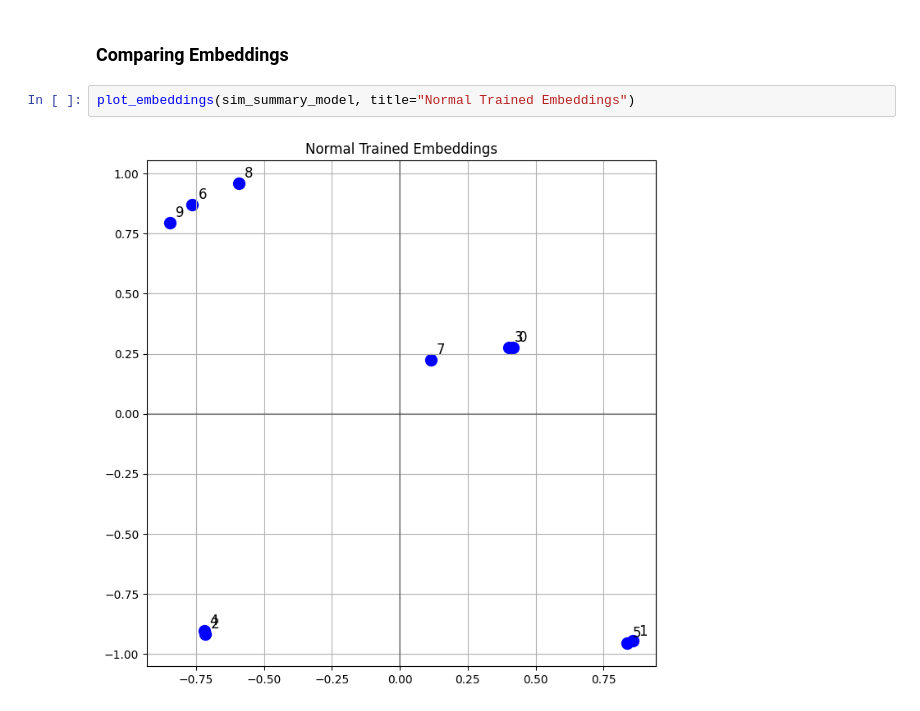
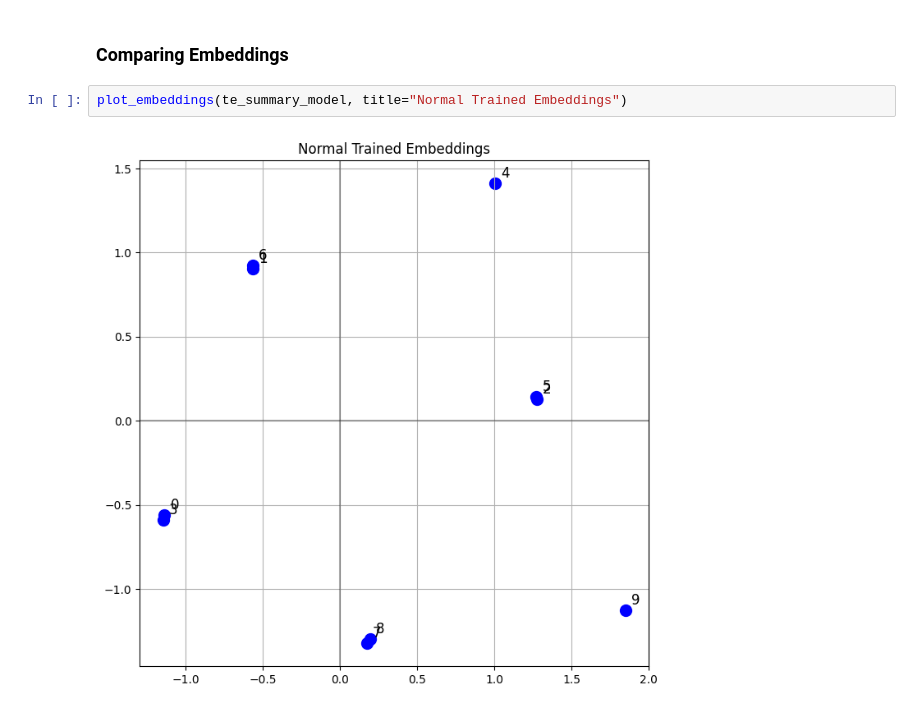
Before and after one commit to yashc73080/CS462-Deep-Learning, a Jupyter notebook: HW3/sequences.ipynb, the cells around one changed output. Cells and saved outputs as stored; diff of their text form.

```diff
--- a/HW3/sequences.ipynb
+++ b/HW3/sequences.ipynb
@@ -874,9 +870,9 @@ RuntimeError: mat1 and mat2 shapes cannot be multiplied (128x256 and 128x32)
 # %% [markdown]
 ### Comparing Embeddings
 # %%
-plot_embeddings(sim_summary_model, title="Normal Trained Embeddings")
+plot_embeddings(te_summary_model, title="Normal Trained Embeddings")
 # %% [output]
-[figure, old version]
+[figure, new version]
 # %%
 plot_embeddings(adj_summary_model, title="Adjacent Training Embeddings")
 # %% [output]
```
Also changed, not shown: parts of 13 cells of this notebook.
